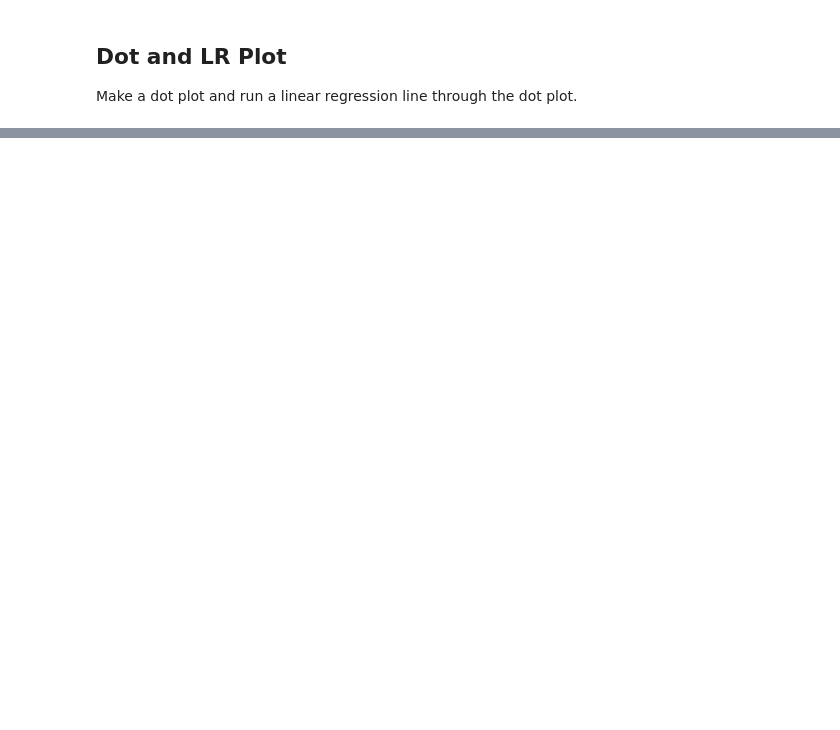
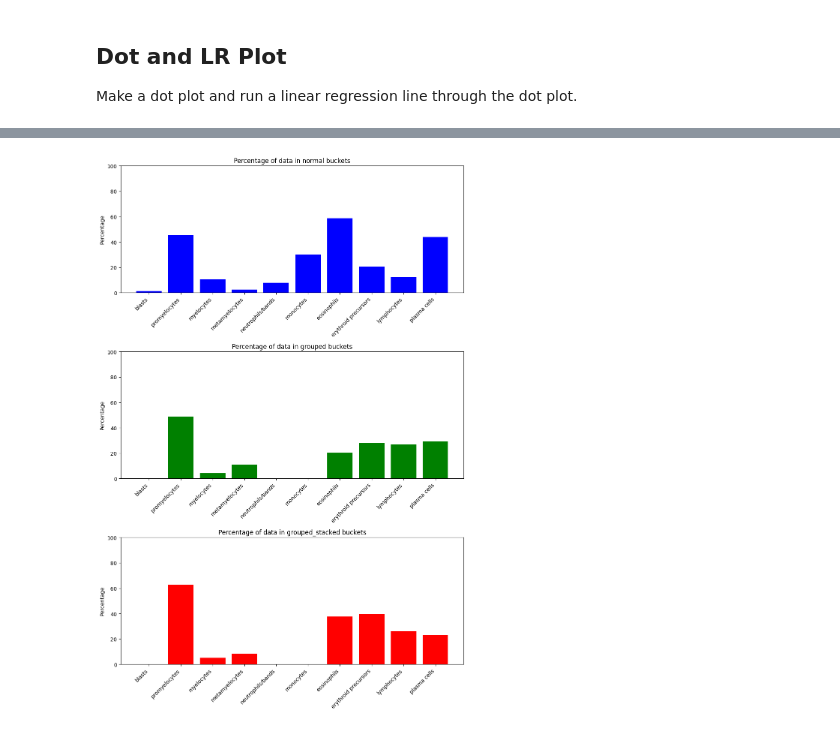
Before and after one commit to neoyinzhanghan/LeukoLocator, a Jupyter notebook: scripts/BMA/analyse_differential.ipynb, the cells around one changed output, grey strips where cells are left out. Drawn from its saved outputs; the diff is of its cells as text; code cells hidden in the pictures; blank space fills up the shorter version.

```diff
--- a/scripts/BMA/analyse_differential.ipynb
+++ b/scripts/BMA/analyse_differential.ipynb
@@ -327,0 +353,18 @@ Total number of rows:  297
+# %%
+# Configure all the cell classes bucket classification tasks for normal BMA WSIs
+
+print(BMA_final_classes)
+grouped_class_buckets = {
+    "blasts": (0, 3),
+    "promyelocytes": (2, 8),
+    "myelocytes": (10, 13),
+    "metamyelocytes": (10, 15),
+    "neutrophils/bands": (25, 40),
+    "eosinophils": (1, 3),
+    "monocytes": (0, 1),
+    "erythroid precursors": (15, 27),
+    "lymphocytes": (10, 15),
+    "plasma cells": (0, 1),
+}
+
+assert set(grouped_class_buckets.keys()) == set(BMA_final_classes)
@@ -327,0 +421,34 @@ Total number of rows:  297
+# %%
+import matplotlib.pyplot as plt
+
+# Data setup (Assuming df and BMA_final_classes, grouped_class_buckets are predefined)
+percentages = {'normal': [], 'grouped': [], 'grouped_stacked': []}
+classes = []
+
+# Calculate percentages for each class and bucket type
+for class_ in BMA_final_classes:
+    lower, upper = grouped_class_buckets[class_]
+    normal_count = len(df[(df[class_] >= lower) & (df[class_] <= upper)]) / len(df) * 100
+    grouped_count = len(df[(df[class_ + "_grouped"] >= lower) & (df[class_ + "_grouped"] <= upper)]) / len(df) * 100
+    stacked_count = len(df[(df[class_ + "_grouped_stacked"] >= lower) & (df[class_ + "_grouped_stacked"] <= upper)]) / len(df) * 100
+
+    percentages['normal'].append(normal_count)
+    percentages['grouped'].append(grouped_count)
+    percentages['grouped_stacked'].append(stacked_count)
+    classes.append(class_)
+
+# Plotting
+fig, ax = plt.subplots(3, 1, figsize=(10, 15))  # Create 3 subplots for each bucket type
+
+# Plot settings for all plots
+for i, key in enumerate(['normal', 'grouped', 'grouped_stacked']):
+    ax[i].bar(classes, percentages[key], color=['blue', 'green', 'red'][i])
+    ax[i].set_title(f'Percentage of data in {key} buckets')
+    ax[i].set_ylabel('Percentage')
+    ax[i].set_ylim(0, 100)
+    ax[i].set_xticklabels(classes, rotation=45, ha='right')  # Rotate labels
+
+plt.tight_layout()
+plt.show()
+# %% [output]
+[figure, added]
```
Also changed, not shown: parts of 10 cells of this notebook, 2 other files.
